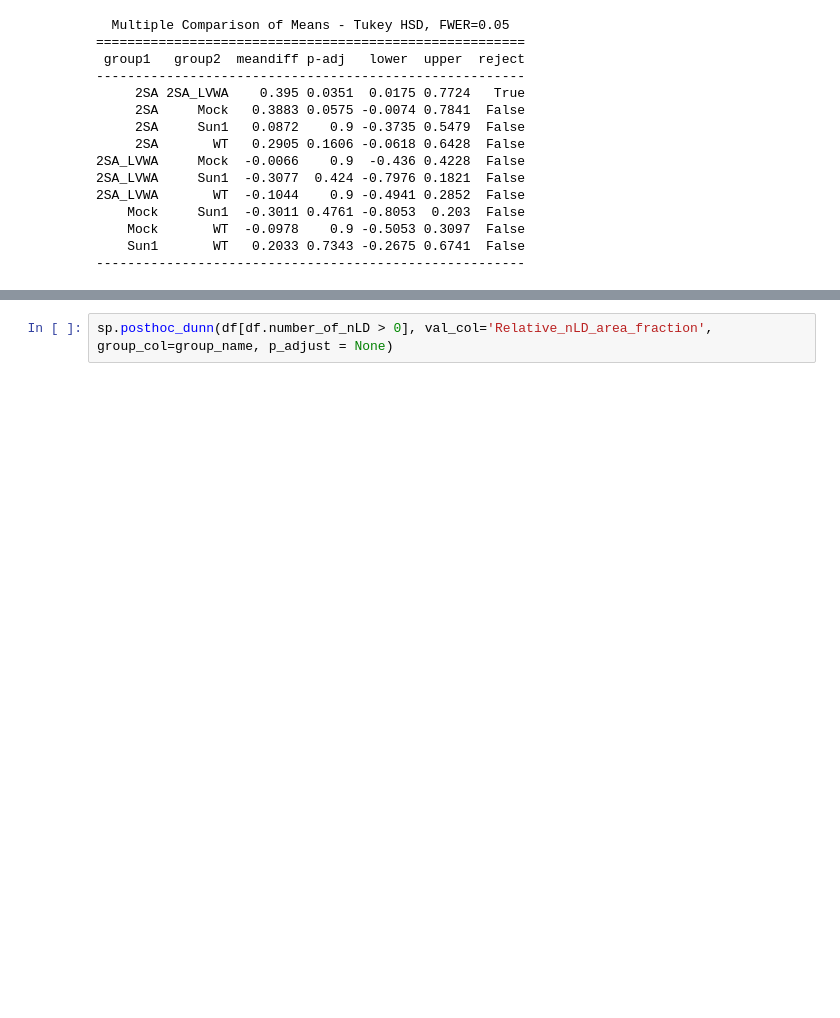
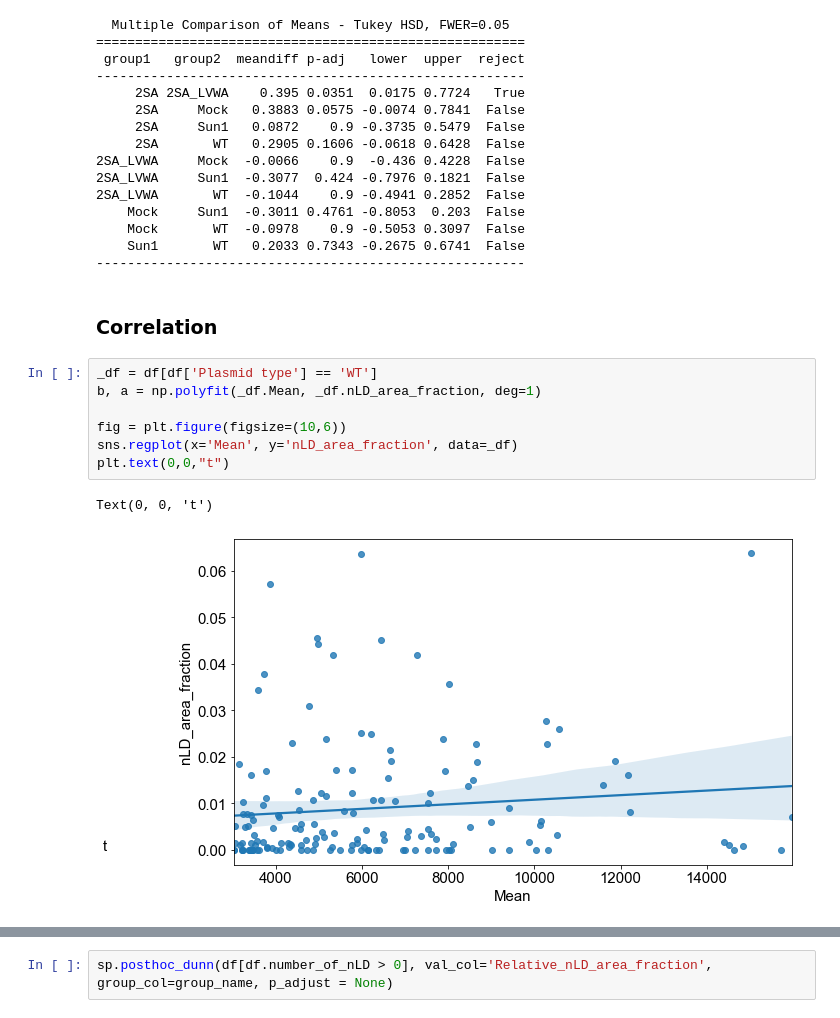
Before and after one commit to shokenlee/Lee_2023_Sun2-Lipid, a Jupyter notebook: Nuclear_LD.ipynb, the cells around one changed output, grey strips where cells are left out. Cells and saved outputs as stored; diff of their text form; blank space fills up the shorter version.

```diff
--- a/Nuclear_LD.ipynb
+++ b/Nuclear_LD.ipynb
@@ -256,3 +279,15 @@ print(res)
     Mock       WT  -0.0978    0.9 -0.5053 0.3097  False
     Sun1       WT   0.2033 0.7343 -0.2675 0.6741  False
 -------------------------------------------------------
+# %% [markdown]
+### **Correlation**
+# %%
+_df = df[df['Plasmid type'] == 'WT']
+b, a = np.polyfit(_df.Mean, _df.nLD_area_fraction, deg=1)
+
+fig = plt.figure(figsize=(10,6))
+sns.regplot(x='Mean', y='nLD_area_fraction', data=_df)
+plt.text(0,0,"t")
+# %% [output]
+Text(0, 0, 't')
+[figure, added]
```
Also changed, not shown: parts of 25 cells of this notebook.
